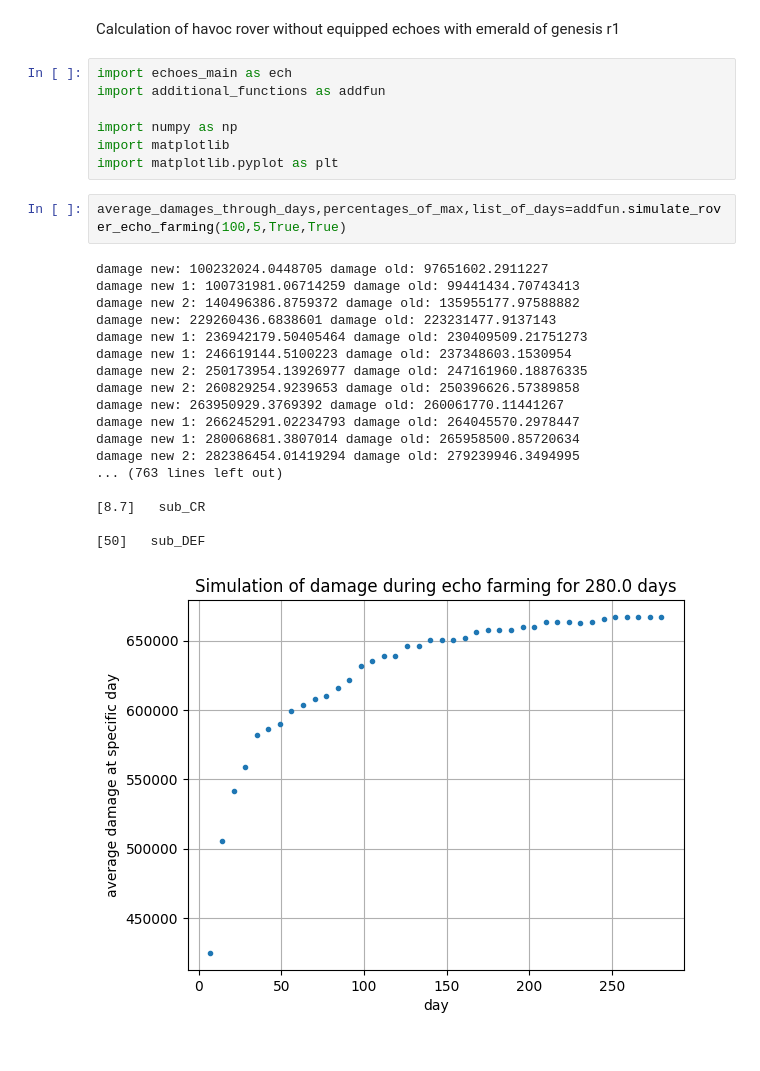
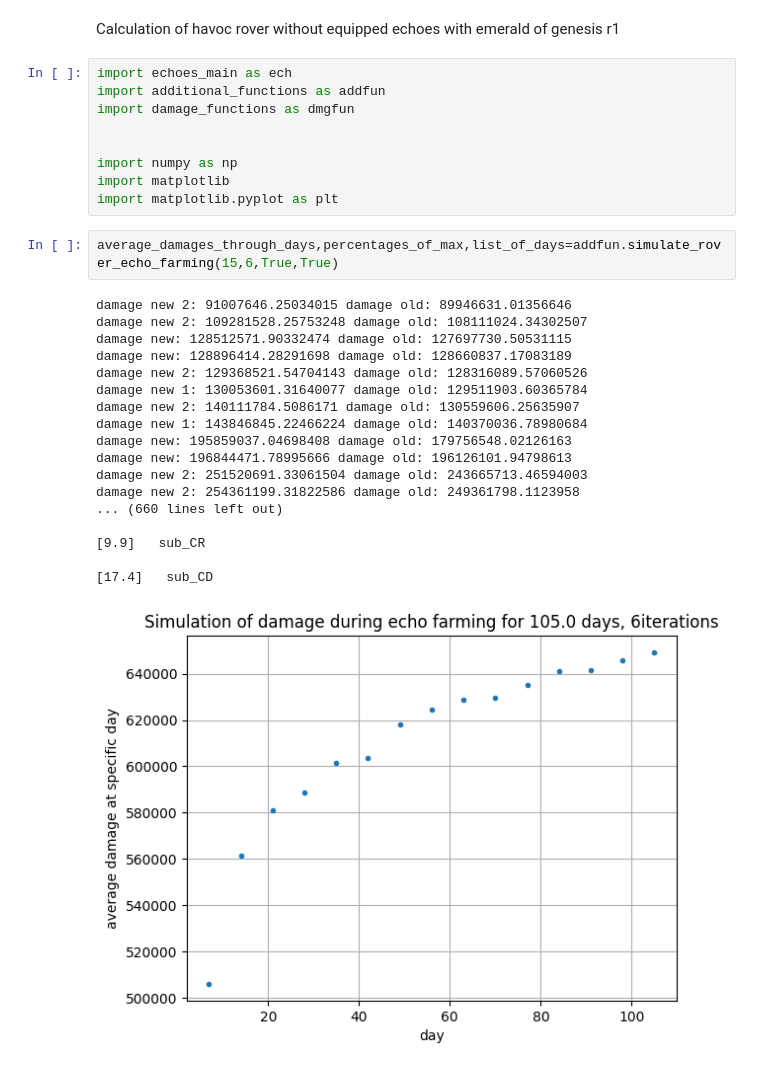
Before and after one commit to Devastator-dev/echoes_public, a Jupyter notebook: calculations_and_graphs.ipynb, the cells around one changed output. Drawn from its saved outputs; the diff is of its cells as text.

```diff
--- a/calculations_and_graphs.ipynb
+++ b/calculations_and_graphs.ipynb
@@ -3,28 +3,30 @@ Calculation of havoc rover without equipped echoes with emerald of genesis r1
 # %%
 import echoes_main as ech
 import additional_functions as addfun
+import damage_functions as dmgfun
+
 
 import numpy as np
 import matplotlib
 import matplotlib.pyplot as plt
 # %%
-average_damages_through_days,percentages_of_max,list_of_days=addfun.simulate_rover_echo_farming(100,5,True,True)
+average_damages_through_days,percentages_of_max,list_of_days=addfun.simulate_rover_echo_farming(15,6,True,True)
 # %% [output]
-damage new: 100232024.0448705 damage old: 97651602.2911227
-damage new 1: 100731981.06714259 damage old: 99441434.70743413
-damage new 2: 140496386.8759372 damage old: 135955177.97588882
-damage new: 229260436.6838601 damage old: 223231477.9137143
-damage new 1: 236942179.50405464 damage old: 230409509.21751273
-damage new 1: 246619144.5100223 damage old: 237348603.1530954
-damage new 2: 250173954.13926977 damage old: 247161960.18876335
-damage new 2: 260829254.9239653 damage old: 250396626.57389858
-damage new: 263950929.3769392 damage old: 260061770.11441267
-damage new 1: 266245291.02234793 damage old: 264045570.2978447
-damage new 1: 280068681.3807014 damage old: 265958500.85720634
-damage new 2: 282386454.01419294 damage old: 279239946.3494995
-... (763 lines left out)
+damage new 2: 91007646.25034015 damage old: 89946631.01356646
+damage new 2: 109281528.25753248 damage old: 108111024.34302507
+damage new: 128512571.90332474 damage old: 127697730.50531115
+damage new: 128896414.28291698 damage old: 128660837.17083189
+damage new 2: 129368521.54704143 damage old: 128316089.57060526
+damage new 1: 130053601.31640077 damage old: 129511903.60365784
+damage new 2: 140111784.5086171 damage old: 130559606.25635907
+damage new 1: 143846845.22466224 damage old: 140370036.78980684
+damage new: 195859037.04698408 damage old: 179756548.02126163
+damage new: 196844471.78995666 damage old: 196126101.94798613
+damage new 2: 251520691.33061504 damage old: 243665713.46594003
+damage new 2: 254361199.31822586 damage old: 249361798.1123958
+... (660 lines left out)
 
-[8.7]   sub_CR
+[9.9]   sub_CR
 
-[50]   sub_DEF
+[17.4]   sub_CD
-[figure, old version]
+[figure, new version]
```
Also changed, not shown: parts of 2 cells of this notebook, 4 other files.
